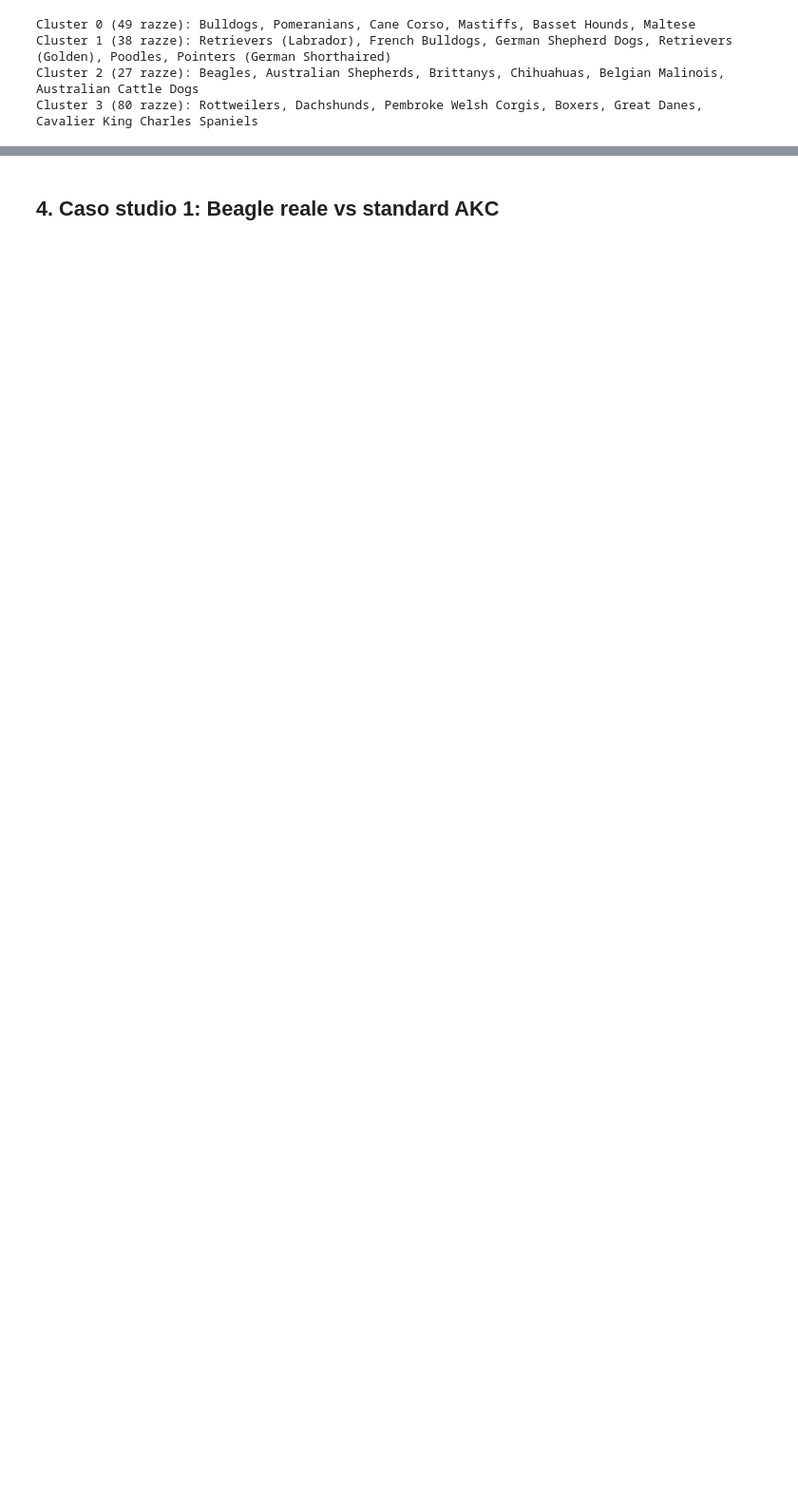
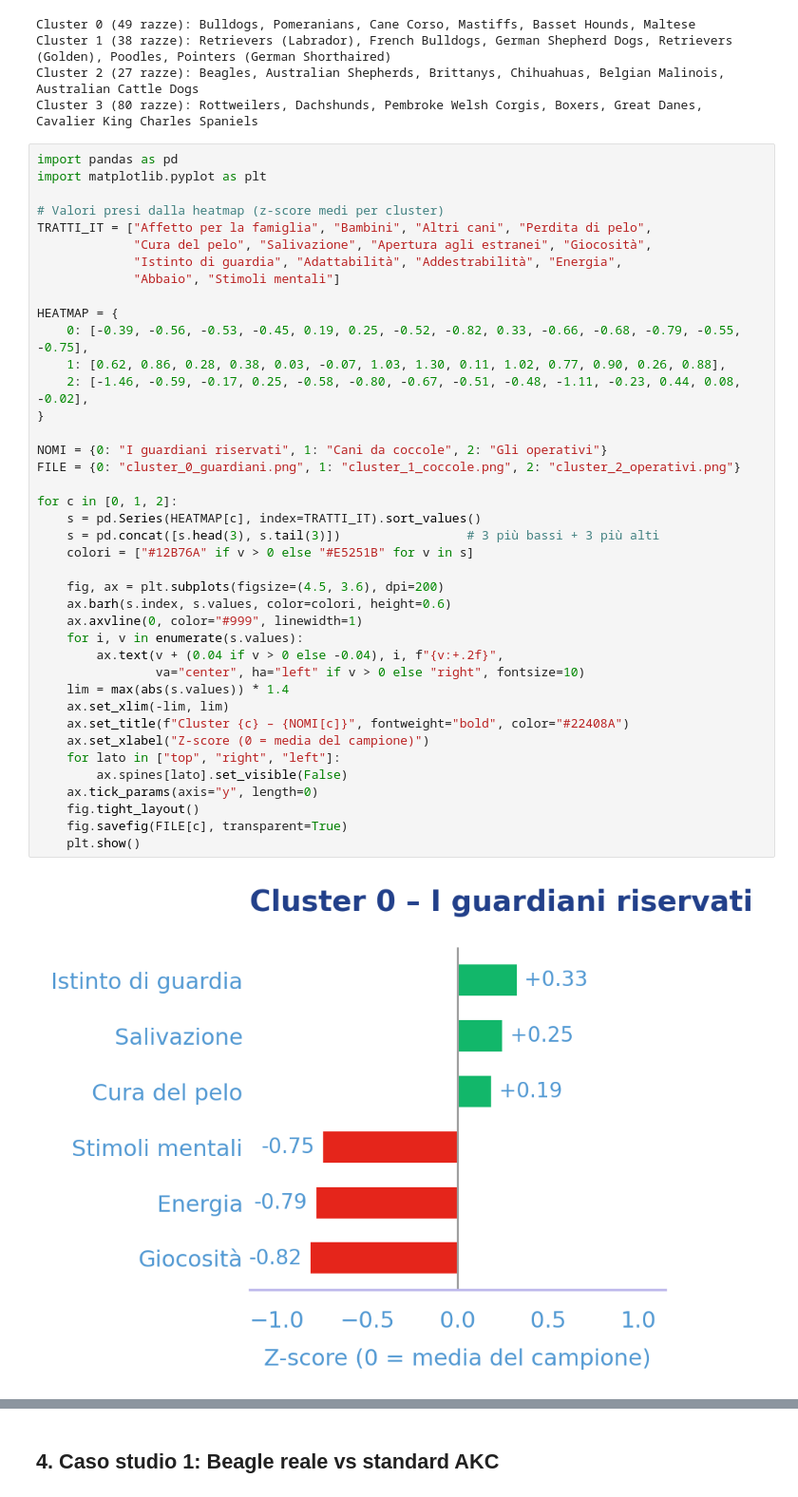
Before and after one commit to marziamacchia05-rgb/AKC, a Jupyter notebook: notebook/AKC_cani.ipynb, the cells around one changed output, grey strips where cells are left out. Shown at 95% size. Cells and saved outputs as stored; diff of their text form; blank space fills up the shorter version.

```diff
--- a/notebook/AKC_cani.ipynb
+++ b/notebook/AKC_cani.ipynb
@@ -210,3 +210,45 @@ Cluster 0 (49 razze): Bulldogs, Pomeranians, Cane Corso, Mastiffs, Basset Hounds
 Cluster 1 (38 razze): Retrievers (Labrador), French Bulldogs, German Shepherd Dogs, Retrievers (Golden), Poodles, Pointers (German Shorthaired)
 Cluster 2 (27 razze): Beagles, Australian Shepherds, Brittanys, Chihuahuas, Belgian Malinois, Australian Cattle Dogs
 Cluster 3 (80 razze): Rottweilers, Dachshunds, Pembroke Welsh Corgis, Boxers, Great Danes, Cavalier King Charles Spaniels
+# %%
+import pandas as pd
+import matplotlib.pyplot as plt
+
+# Valori presi dalla heatmap (z-score medi per cluster)
+TRATTI_IT = ["Affetto per la famiglia", "Bambini", "Altri cani", "Perdita di pelo",
+             "Cura del pelo", "Salivazione", "Apertura agli estranei", "Giocosità",
+             "Istinto di guardia", "Adattabilità", "Addestrabilità", "Energia",
+             "Abbaio", "Stimoli mentali"]
+
+HEATMAP = {
+    0: [-0.39, -0.56, -0.53, -0.45, 0.19, 0.25, -0.52, -0.82, 0.33, -0.66, -0.68, -0.79, -0.55, -0.75],
+    1: [0.62, 0.86, 0.28, 0.38, 0.03, -0.07, 1.03, 1.30, 0.11, 1.02, 0.77, 0.90, 0.26, 0.88],
+    2: [-1.46, -0.59, -0.17, 0.25, -0.58, -0.80, -0.67, -0.51, -0.48, -1.11, -0.23, 0.44, 0.08, -0.02],
+}
+
+NOMI = {0: "I guardiani riservati", 1: "Cani da coccole", 2: "Gli operativi"}
+FILE = {0: "cluster_0_guardiani.png", 1: "cluster_1_coccole.png", 2: "cluster_2_operativi.png"}
+
+for c in [0, 1, 2]:
+    s = pd.Series(HEATMAP[c], index=TRATTI_IT).sort_values()
+    s = pd.concat([s.head(3), s.tail(3)])                 # 3 più bassi + 3 più alti
+    colori = ["#12B76A" if v > 0 else "#E5251B" for v in s]
+
+    fig, ax = plt.subplots(figsize=(4.5, 3.6), dpi=200)
+    ax.barh(s.index, s.values, color=colori, height=0.6)
+    ax.axvline(0, color="#999", linewidth=1)
+    for i, v in enumerate(s.values):
+        ax.text(v + (0.04 if v > 0 else -0.04), i, f"{v:+.2f}",
+                va="center", ha="left" if v > 0 else "right", fontsize=10)
+    lim = max(abs(s.values)) * 1.4
+    ax.set_xlim(-lim, lim)
+    ax.set_title(f"Cluster {c} – {NOMI[c]}", fontweight="bold", color="#22408A")
+    ax.set_xlabel("Z-score (0 = media del campione)")
+    for lato in ["top", "right", "left"]:
+        ax.spines[lato].set_visible(False)
+    ax.tick_params(axis="y", length=0)
+    fig.tight_layout()
+    fig.savefig(FILE[c], transparent=True)
+    plt.show()
+# %% [output]
+[figure, added]
```
Also changed, not shown: parts of 4 cells of this notebook.
